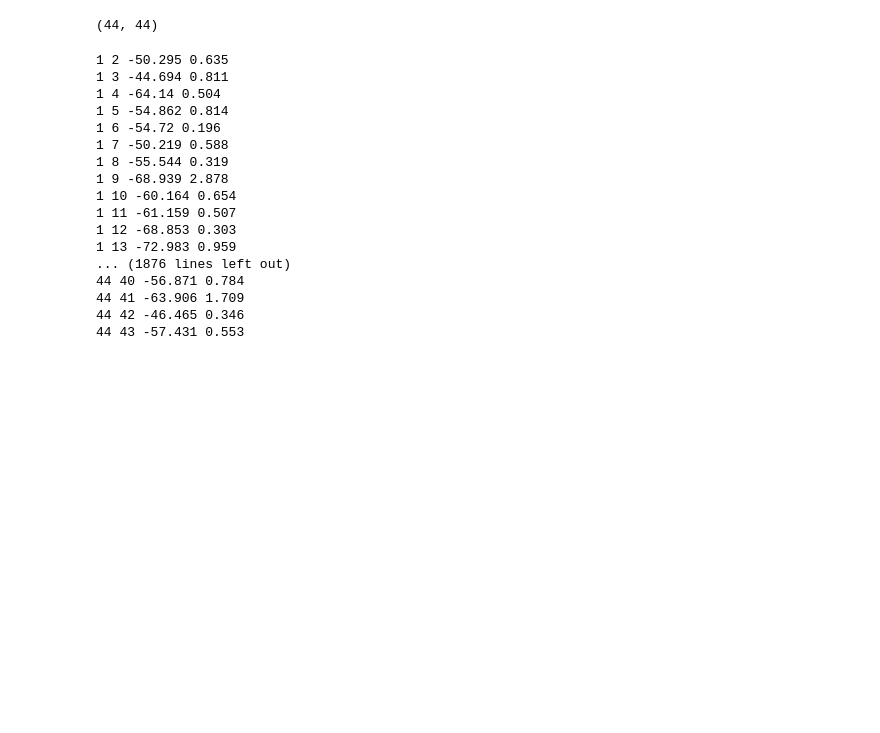
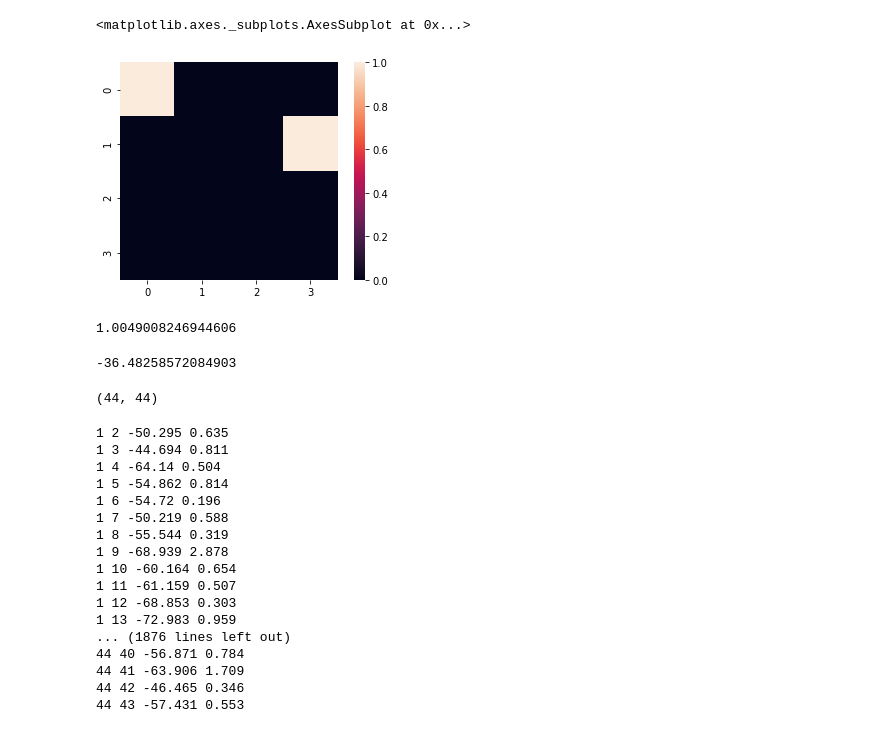
Before and after one commit to caitaozhan/Localization, a Jupyter notebook: dataUtah/parse.ipynb, the cells around one changed output. Drawn from its saved outputs; the diff is of its cells as text; code cells hidden in the pictures; blank space fills up the shorter version.

```diff
--- a/dataUtah/parse.ipynb
+++ b/dataUtah/parse.ipynb
@@ -5,0 +24,5 @@ import matplotlib.pyplot as plt
+# %%
+sns.heatmap(grid, square=True)
+# %% [output]
+<matplotlib.axes._subplots.AxesSubplot at 0x...>
+[figure, added]
@@ -6,3 +48,11 @@ import matplotlib.pyplot as plt
+# %%
+db_2_power_(0.04246405277682376)
+# %% [output]
+1.0049008246944606
+# %%
+power_2_db_(db_2_power_(-36.58923853310348)+db_2_power_(-74.75269746975547))
+# %% [output]
+-36.48258572084903
 # %%
 savedSig = scipy.io.loadmat('savedSig/savedSig.mat')
 trace = savedSig['savedSig']
```
Also changed, not shown: parts of 5 cells of this notebook, 8 other files.
